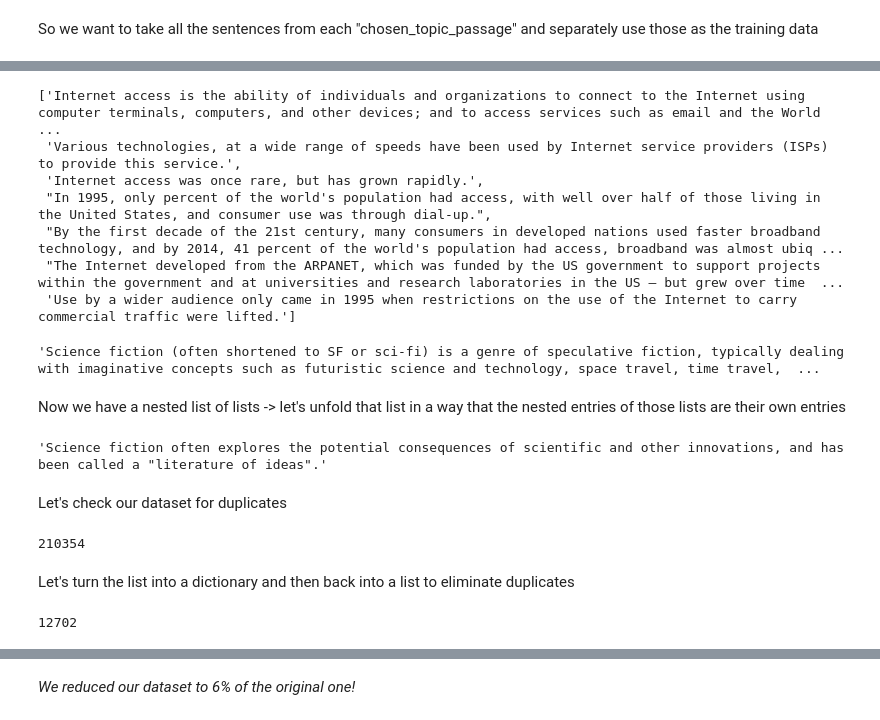
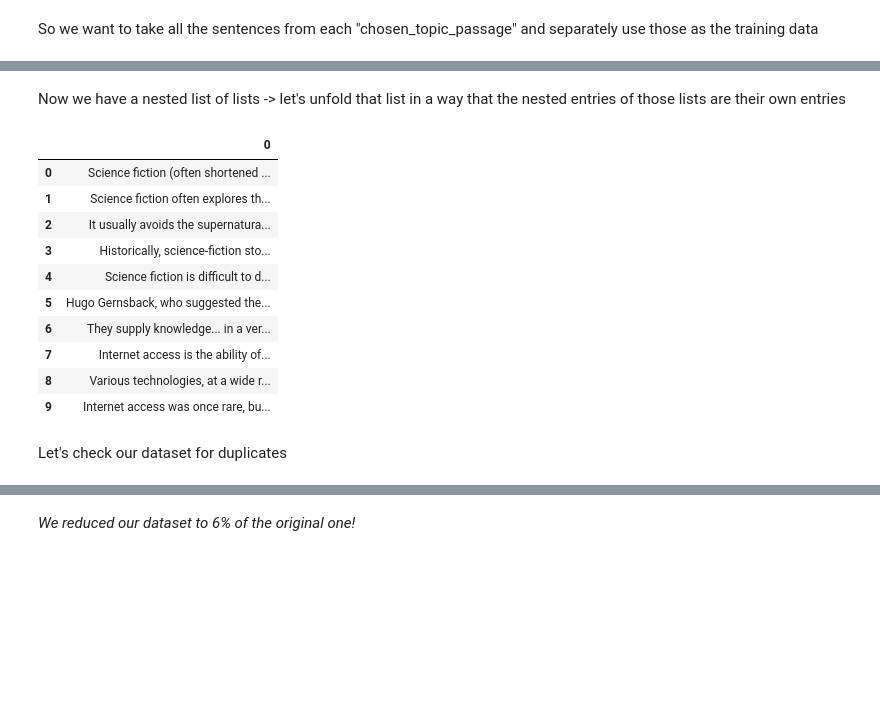
Before and after one commit to adamzki99/nlp-zlatan, a Jupyter notebook: nlp_zlatan.ipynb, the cells around one changed output, grey strips where cells are left out. Cells and saved outputs as stored; diff of their text form; code cells hidden in the pictures; blank space fills up the shorter version.

```diff
--- a/nlp_zlatan.ipynb
+++ b/nlp_zlatan.ipynb
@@ -338,33 +257,23 @@ passages = [[passage for passage in sample['chosen_topic_passage']] for sample i
-# %%
-passages[1]
-# %% [output]
-['Internet access is the ability of individuals and organizations to connect to the Internet using computer terminals, computers, and other devices; and to access services such as email and the World  ...
- 'Various technologies, at a wide range of speeds have been used by Internet service providers (ISPs) to provide this service.',
- 'Internet access was once rare, but has grown rapidly.',
- "In 1995, only percent of the world's population had access, with well over half of those living in the United States, and consumer use was through dial-up.",
- "By the first decade of the 21st century, many consumers in developed nations used faster broadband technology, and by 2014, 41 percent of the world's population had access, broadband was almost ubiq ...
- "The Internet developed from the ARPANET, which was funded by the US government to support projects within the government and at universities and research laboratories in the US – but grew over time  ...
- 'Use by a wider audience only came in 1995 when restrictions on the use of the Internet to carry commercial traffic were lifted.']
-# %%
-passages[0][0]
-# %% [output]
-'Science fiction (often shortened to SF or sci-fi) is a genre of speculative fiction, typically dealing with imaginative concepts such as futuristic science and technology, space travel, time travel,  ...
 # %% [markdown]
 Now we have a nested list of lists -> let's unfold that list in a way that the nested entries of those lists are their own entries
 # %%
 sentences = []
 for i in passages:
   for entry in i:
     sentences.append(entry)
 
-sentences[1]
+pd.DataFrame(sentences[:10])
 # %% [output]
-'Science fiction often explores the potential consequences of scientific and other innovations, and has been called a "literature of ideas".'
+|  | 0 |
+| 0 | Science fiction (often shortened ... |
+| 1 | Science fiction often explores th... |
+| 2 | It usually avoids the supernatura... |
+| 3 | Historically, science-fiction sto... |
+| 4 | Science fiction is difficult to d... |
+| 5 | Hugo Gernsback, who suggested the... |
+| 6 | They supply knowledge... in a ver... |
+| 7 | Internet access is the ability of... |
+| 8 | Various technologies, at a wide r... |
+| 9 | Internet access was once rare, bu... |
 # %% [markdown]
 Let's check our dataset for duplicates
-# %%
-len(sentences)
-# %% [output]
-210354
-# %% [markdown]
-Let's turn the list into a dictionary and then back into a list to eliminate duplicates
@@ -373,4 +279,0 @@ unique_sentences = list(dict.fromkeys(sentences))
-# %%
-len(unique_sentences)
-# %% [output]
-12702
```
Also changed, not shown: parts of 93 cells of this notebook.
